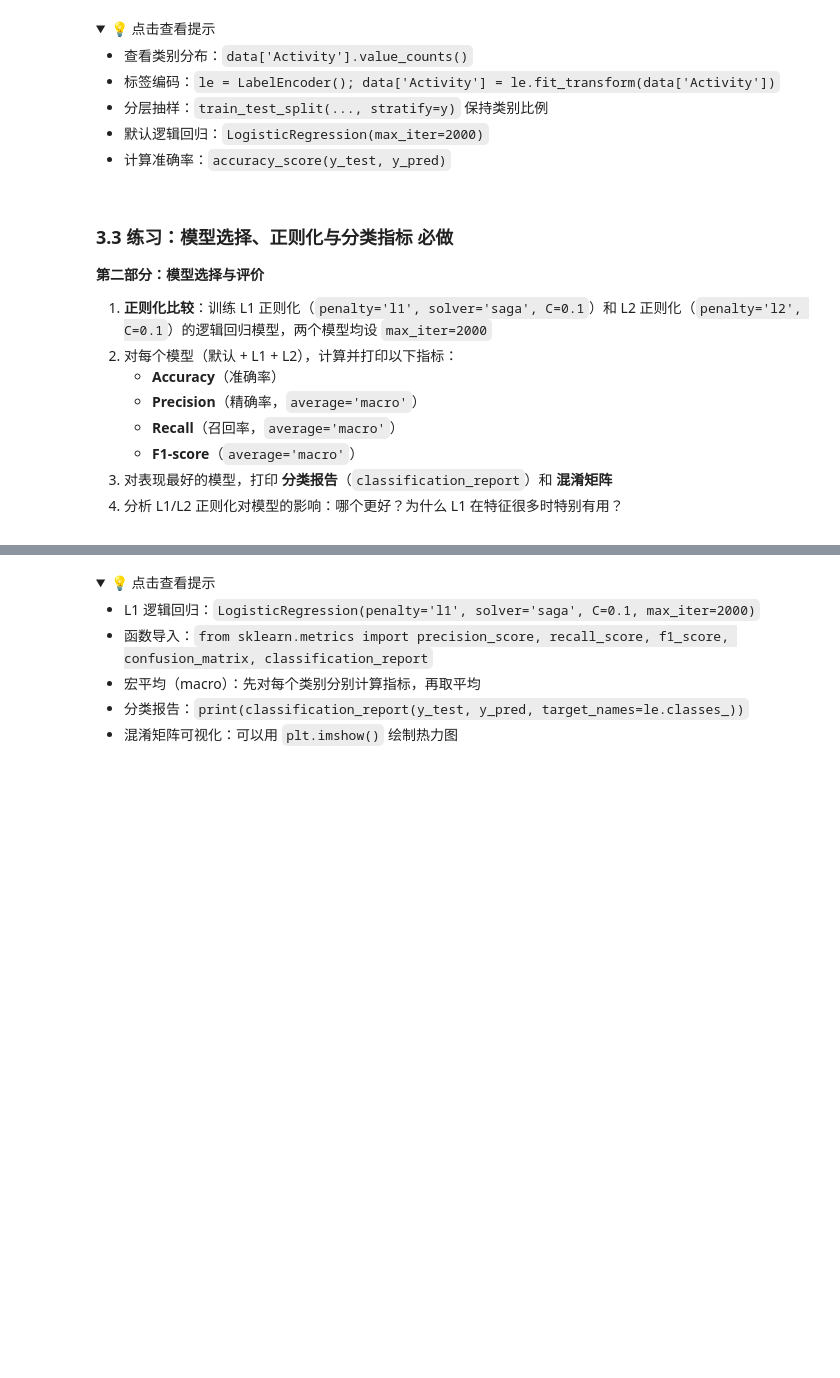
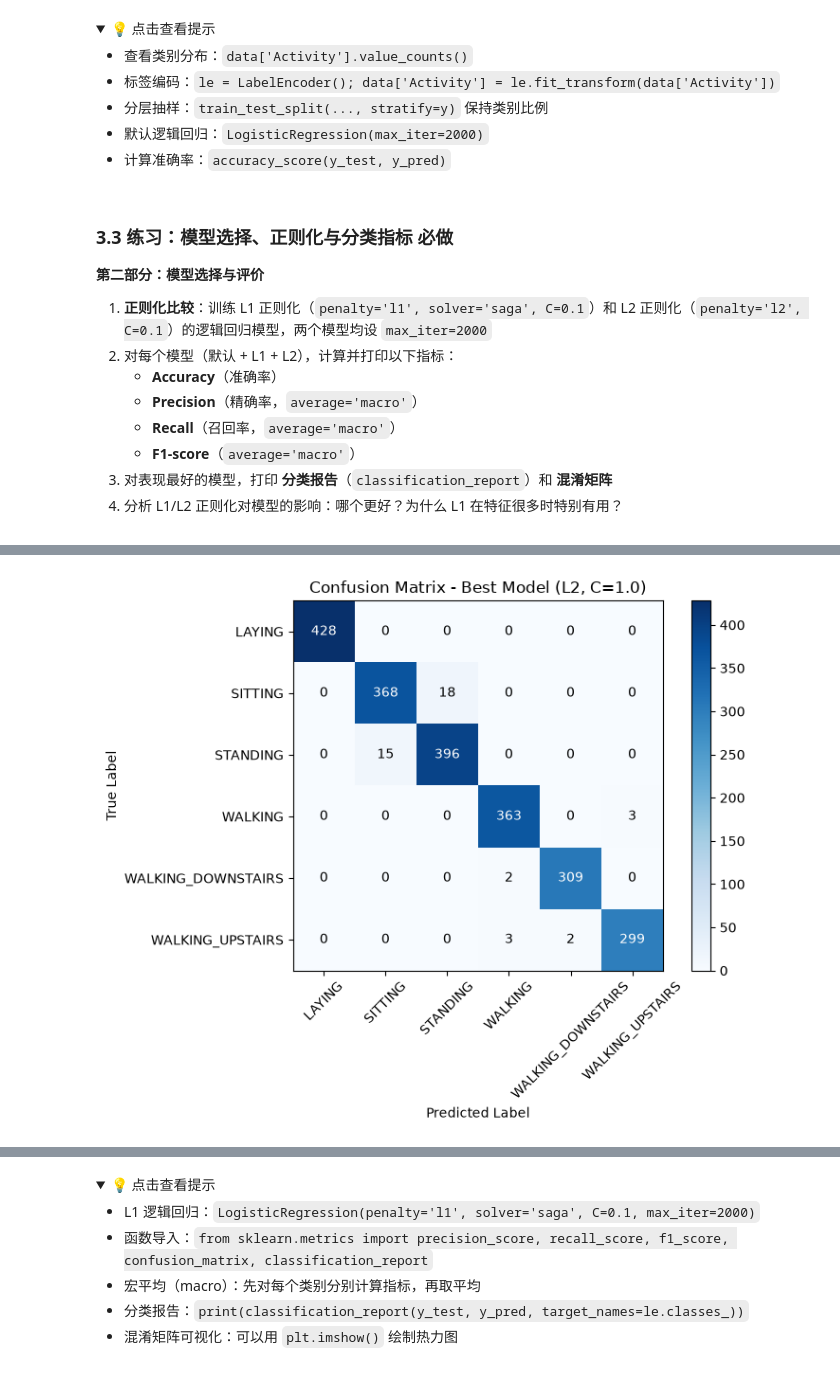
Before and after one commit to KaedeInoc/Daily_Learning, a Jupyter notebook: class_exp_AI&ML/exp2/e2_machine_learning_student.ipynb, the cells around one changed output, grey strips where cells are left out. Saved outputs shown, nothing was run; the diff lists cells and outputs as text; code cells hidden in the pictures; folded sections open; blank space fills up the shorter version.

```diff
--- a/class_exp_AI&ML/exp2/e2_machine_learning_student.ipynb
+++ b/class_exp_AI&ML/exp2/e2_machine_learning_student.ipynb
@@ -697,0 +739,80 @@ print("\n" + classification_report(y_test, y_pred,
+# %%
+# 请在此处编写代码
+import pandas as pd
+import numpy as np
+from sklearn.linear_model import LogisticRegression
+from sklearn.metrics import(
+    accuracy_score,
+    precision_score,
+    recall_score,
+    f1_score,
+    confusion_matrix,
+    classification_report
+)
+import matplotlib.pyplot as plt
+
+#模型创建
+# ========== 定义模型（新 API） ==========
+models = {
+    "Default (L2, C=1.0)": LogisticRegression(max_iter=2000),  # 默认 l1_ratio=0，相当于 L2
+    "L1 (C=0.1)": LogisticRegression(solver='saga', l1_ratio=1, C=0.1, max_iter=2000),
+    "L2 (C=0.1)": LogisticRegression(solver='saga', l1_ratio=0, C=0.1, max_iter=2000)
+}
+
+#模型训练与评估
+results={}
+for name,model in models.items():
+    model.fit(X_train,y_train)
+    y_pred=model.predict(X_test)
+    accuracy=accuracy_score(y_test,y_pred)
+    precision=precision_score(y_test,y_pred,average='macro')
+    recall=recall_score(y_test,y_pred,average='macro')
+    f1=f1_score(y_test,y_pred,average='macro')
+
+    results[name]={
+        'model':model,
+        'y_pred':y_pred,
+        'accuracy':accuracy,
+        'precision':precision,
+        'recall':recall,
+        'f1':f1
+    }
+
+    print(f"\n=== {name} ===")
+    print(f"Accuracy:  {accuracy:.4f}")
+    print(f"Precision: {precision:.4f}")
+    print(f"Recall:    {recall:.4f}")
+    print(f"F1-score:  {f1:.4f}")
+
+#寻找表现最佳的模型，打印报告与混淆矩阵
+best_model_name=max(results,key=lambda x:results[x]['f1'])
+best_model=results[best_model_name]['model']
+best_y_pred=results[best_model_name]['y_pred']
+
+print("end=== 最佳模型: {} ===".format(best_model_name))
+print("\n分类报告:")
+print(classification_report(y_test, best_y_pred,target_names=le.classes_))
+
+print("\n混淆矩阵:")
+cm=confusion_matrix(y_test, best_y_pred)
+print(cm)
+#混淆矩阵可视化
+plt.figure(figsize=(8,6))
+plt.imshow(cm,interpolation='nearest',cmap=plt.cm.Blues)
+plt.colorbar()
+classes = le.classes_
+tick_marks = np.arange(len(classes))
+plt.xticks(tick_marks, classes, rotation=45)
+plt.yticks(tick_marks, classes)
+thresh = cm.max() / 2.
+for i in range(cm.shape[0]):
+    for j in range(cm.shape[1]):
+        plt.text(j, i, format(cm[i, j], 'd'),
+                 ha="center", va="center",
+                 color="white" if cm[i, j] > thresh else "black")
+plt.title('Confusion Matrix - Best Model (L2, C=1.0)')
+plt.xlabel('Predicted Label')
+plt.ylabel('True Label')
+plt.tight_layout()
+plt.show()
+# %% [output]
@@ -697,0 +836 @@ print("\n" + classification_report(y_test, y_pred,
+[figure, added]
```
Also changed, not shown: parts of 5 cells of this notebook, 1 other file.
